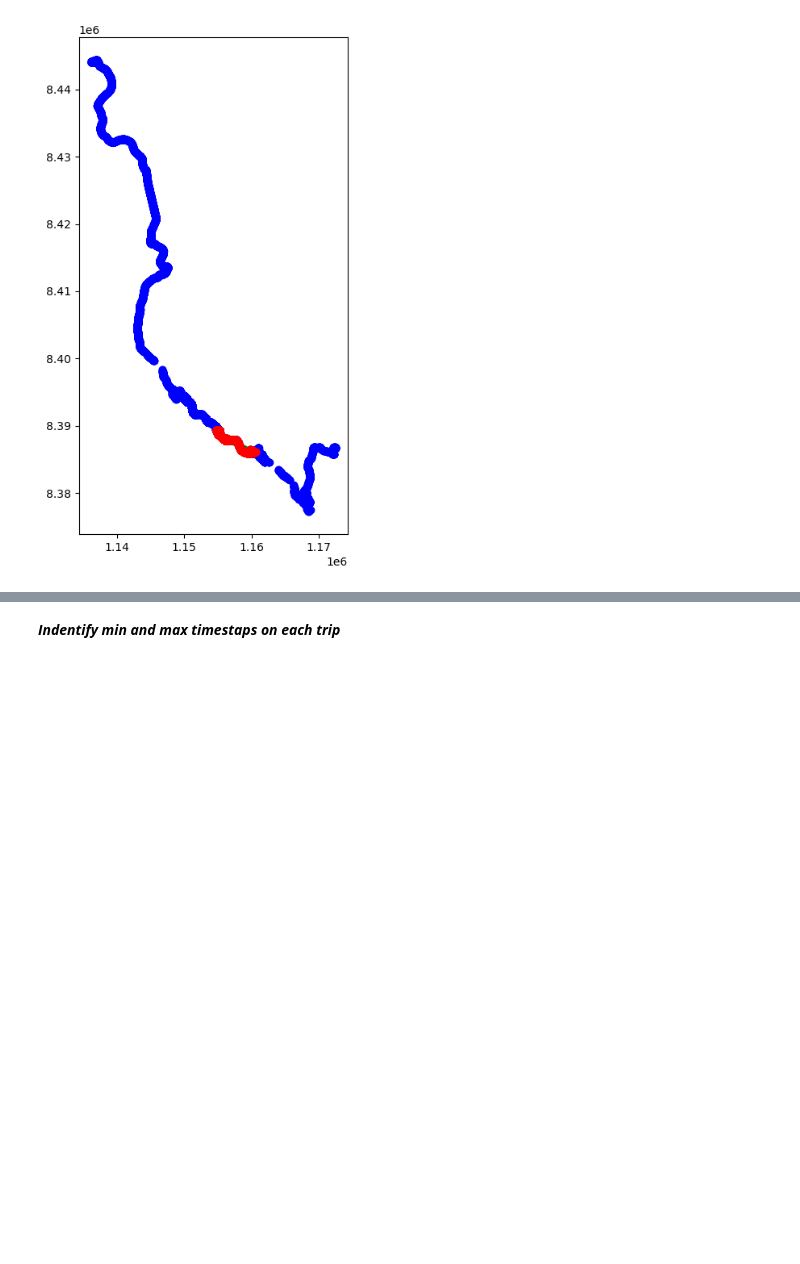
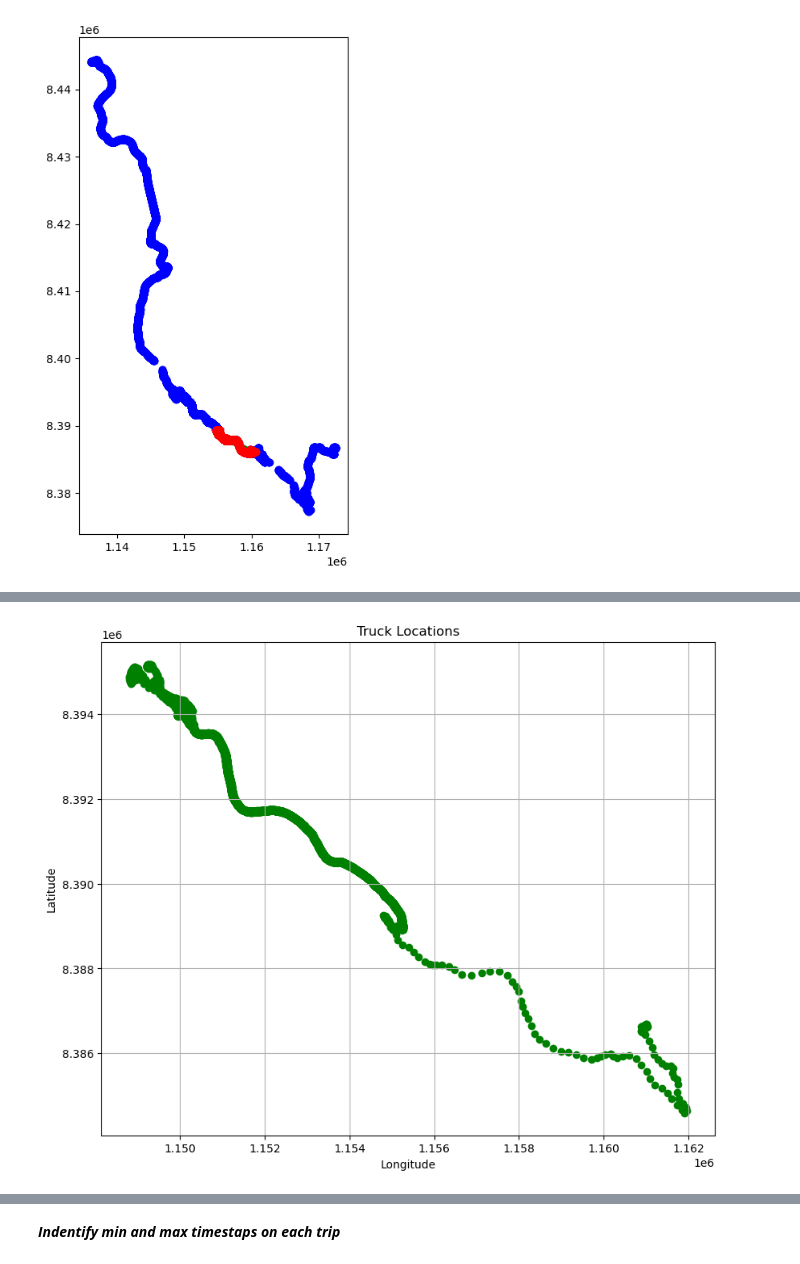
Before and after one commit to meomia/nora-roadai, a Jupyter notebook: Trip patterns.ipynb, the cells around one changed output, grey strips where cells are left out. Cells and saved outputs as stored; diff of their text form; code cells hidden in the pictures; blank space fills up the shorter version.

```diff
--- a/Trip patterns.ipynb
+++ b/Trip patterns.ipynb
@@ -234,3 +279,13 @@ joint_gdt
+# %%
+fig, ax = plt.subplots(figsize=(10, 8))
+trucks_soil.plot(ax=ax, color ="green")
+plt.title('Truck Locations')
+plt.xlabel('Longitude')
+plt.ylabel('Latitude')
+plt.grid(True)
+plt.show()
+# %% [output]
+[figure, added]
 # %%
 joint_gdf.plot()
 plt.show()
```
Also changed, not shown: parts of 9 cells of this notebook.
